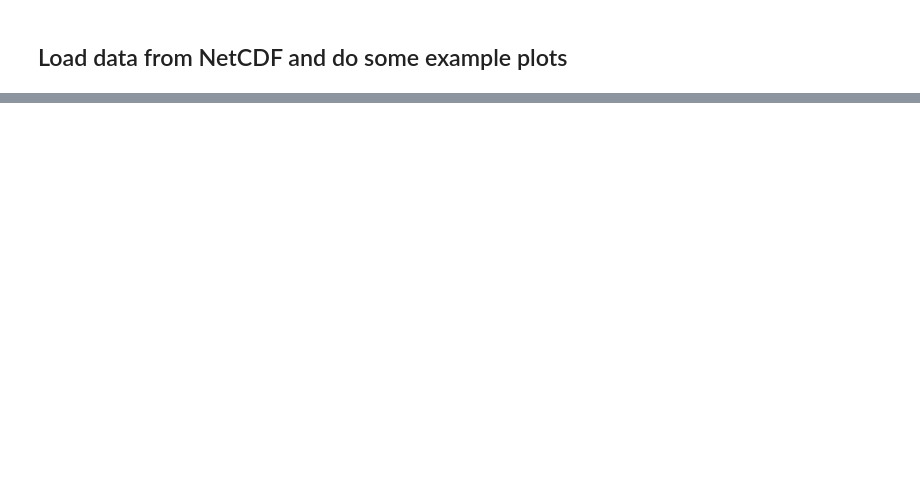
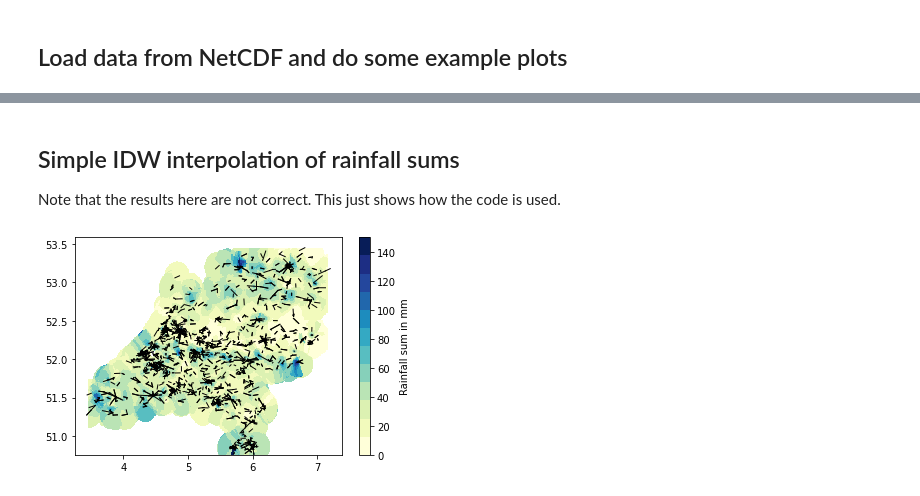
Before and after one commit to OpenSenseAction/OPENSENSE_sandbox, a Jupyter notebook: Python_CML_examples.ipynb, the cells around one changed output, grey strips where cells are left out. Drawn from its saved outputs; the diff is of its cells as text; code cells hidden in the pictures; blank space fills up the shorter version.

```diff
--- a/Python_CML_examples.ipynb
+++ b/Python_CML_examples.ipynb
@@ -44,0 +203,7 @@ for i,j in zip([49,99,149],[0,1,2]):
+# %%
+%%time
+
+cmls_R_1h = xr.concat(
+    objs=cml_list_1h,
+    dim='cml_id',
+).to_dataset()
@@ -44,0 +213,44 @@ for i,j in zip([49,99,149],[0,1,2]):
+# %% [markdown]
+## Simple IDW interpolation of rainfall sums
+
+Note that the results here are not correct. This just shows how the code is used.
+# %%
+cmls_R_1h['lat_center'] = (cmls_R_1h.site_a_latitude + cmls_R_1h.site_b_latitude)/2
+cmls_R_1h['lon_center'] = (cmls_R_1h.site_a_longitude + cmls_R_1h.site_b_longitude)/2
+# %%
+idw_interpolator = pycml.spatial.interpolator.IdwKdtreeInterpolator(
+    nnear=6,
+    p=2,
+    exclude_nan=True,
+    max_distance=0.2,
+)
+# %%
+def plot_cml_lines(ds_cmls, ax):
+    ax.plot(
+        [ds_cmls.site_a_longitude, ds_cmls.site_b_longitude],
+        [ds_cmls.site_a_latitude, ds_cmls.site_b_latitude],
+        'k',
+        linewidth=1,
+    )
+
+R_grid = idw_interpolator(
+    x=cmls_R_1h.lon_center,
+    y=cmls_R_1h.lat_center,
+    z=cmls_R_1h.R.sum(dim='time'),
+    resolution=0.01,
+)
+
+fig, ax = plt.subplots()
+pc = plt.pcolormesh(
+    idw_interpolator.xgrid,
+    idw_interpolator.ygrid,
+    R_grid,
+    shading='nearest',
+    cmap=plt.get_cmap('YlGnBu', 12),
+    vmin=0,
+    vmax=150,
+)
+plot_cml_lines(cmls_R_1h, ax=ax)
+fig.colorbar(pc, label='Rainfall sum in mm');
+# %% [output]
+[figure, added]
```
Also changed, not shown: parts of 22 cells of this notebook.
